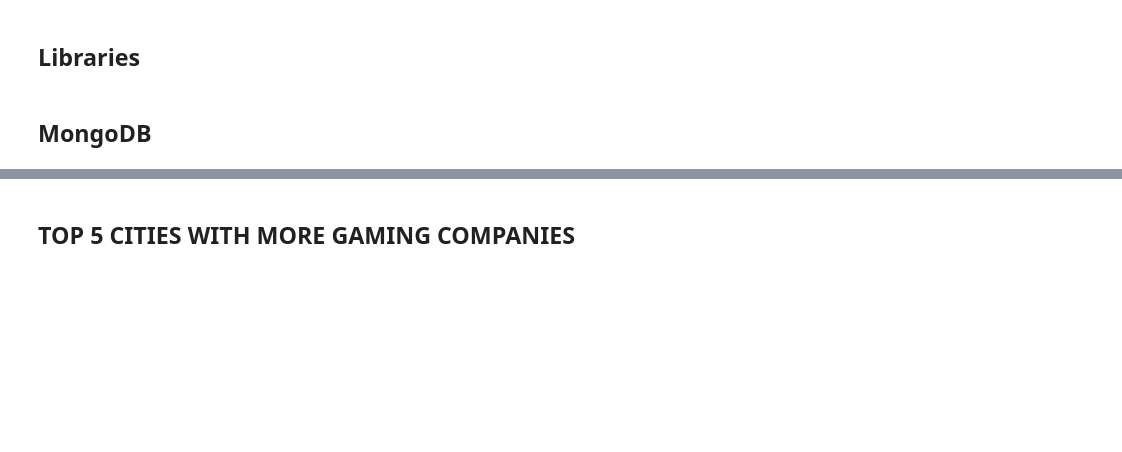
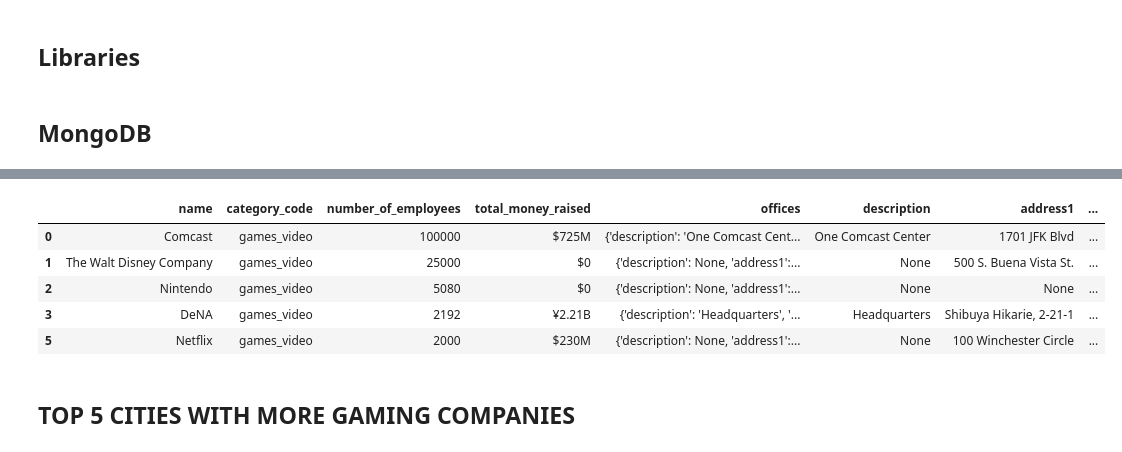
Before and after one commit to meryreddoor/Best_location_with_MongoDB_Project, a Jupyter notebook: Proyecto MongoDB.ipynb, the cells around one changed output, grey strips where cells are left out. Cells and saved outputs as stored; diff of their text form; code cells hidden in the pictures; blank space fills up the shorter version.

```diff
--- a/Proyecto MongoDB.ipynb
+++ b/Proyecto MongoDB.ipynb
@@ -52,8 +86,14 @@ df.dropna(subset=['offices'], inplace=True)
 # %%
-#Removing the lists from offices column
-df = df.explode('offices')
 exapand_office_column = df[["offices"]].apply(lambda r: r.offices, result_type="expand", axis=1)
 data_expanded = pd.concat([df,exapand_office_column], axis=1)
+data_expanded.head()
+# %% [output]
+|  | name | category_code | number_of_employees | total_money_raised | offices | description | address1 | ... |
+| 0 | Comcast | games_video | 100000 | $725M | {'description': 'One Comcast Cent... | One Comcast Center | 1701 JFK Blvd | ... |
+| 1 | The Walt Disney Company | games_video | 25000 | $0 | {'description': None, 'address1':... | None | 500 S. Buena Vista St. | ... |
+| 2 | Nintendo | games_video | 5080 | $0 | {'description': None, 'address1':... | None | None | ... |
+| 3 | DeNA | games_video | 2192 | ¥2.21B | {'description': 'Headquarters', '... | Headquarters | Shibuya Hikarie, 2-21-1 | ... |
+| 5 | Netflix | games_video | 2000 | $230M | {'description': None, 'address1':... | None | 100 Winchester Circle | ... |
 # %%
 #Removing old column with lists.
 df_companies = data_expanded.drop(columns=["offices"])
```
Also changed, not shown: parts of 29 cells of this notebook.
